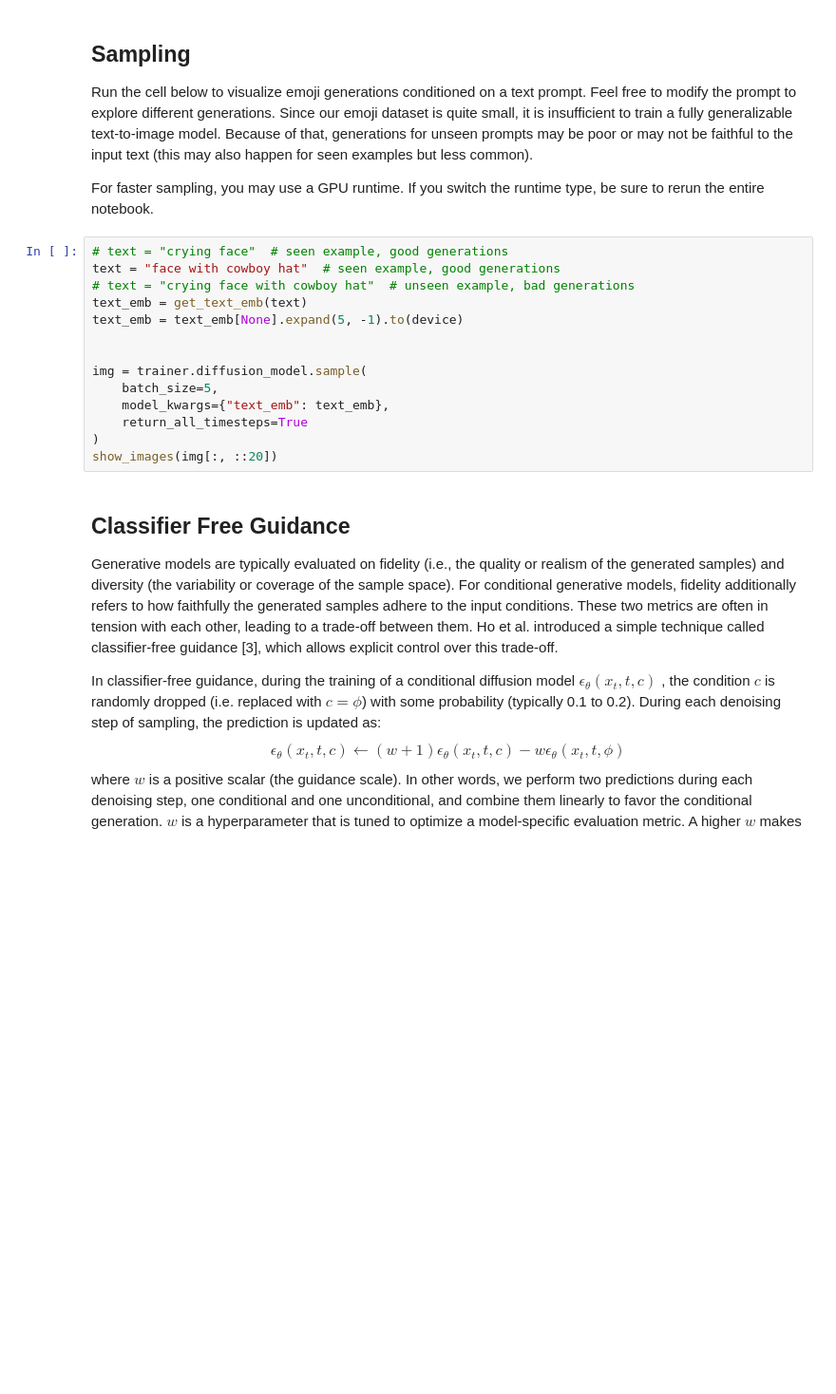
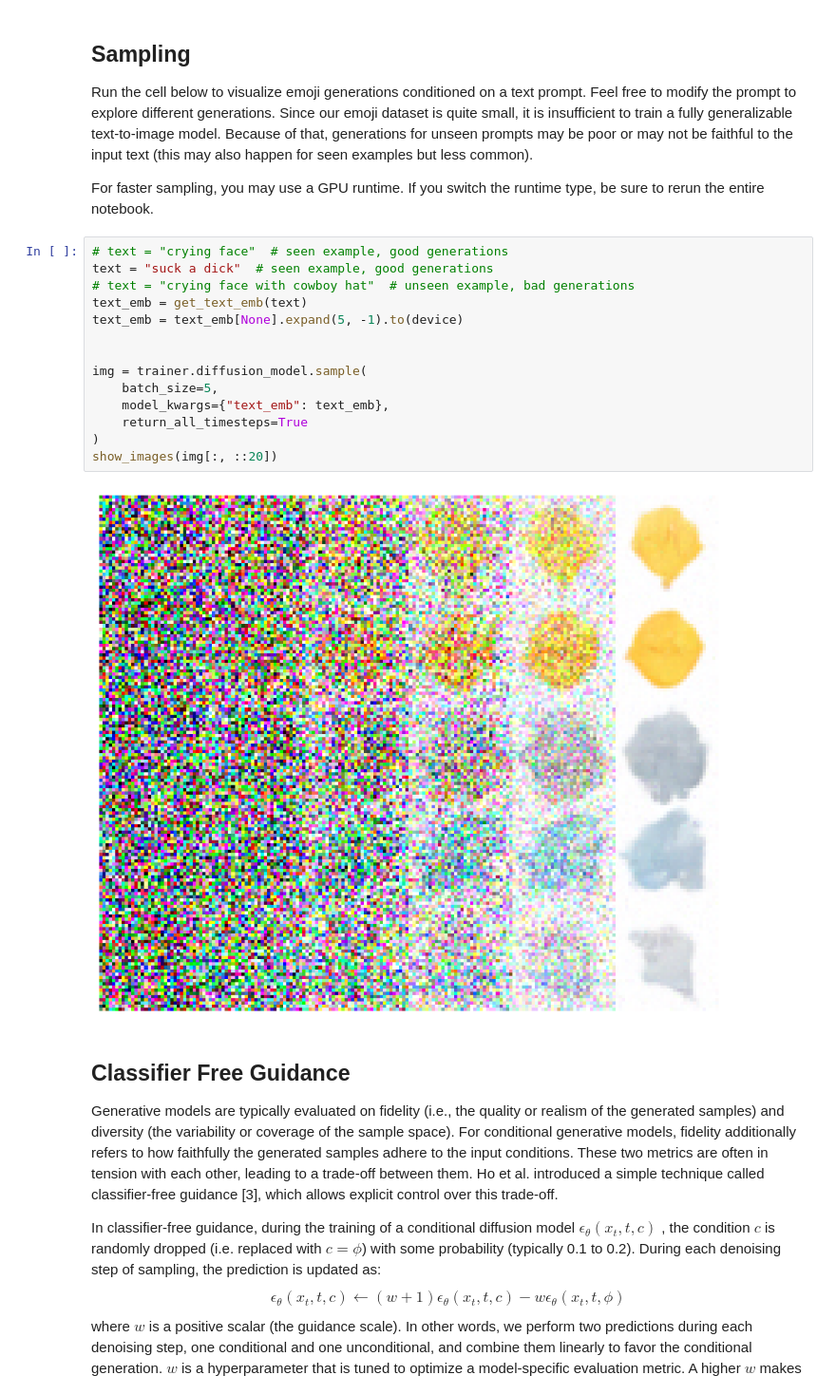
Before and after one commit to Yiran-yetuser/cs231n-2026, a Jupyter notebook: assignments/assignment3/DDPM.ipynb, the cells around one changed output. Shown at 95% size. Cells and saved outputs as stored; diff of their text form; blank space fills up the shorter version.

```diff
--- a/assignments/assignment3/DDPM.ipynb
+++ b/assignments/assignment3/DDPM.ipynb
@@ -538,18 +558,20 @@ Run the cell below to visualize emoji generations conditioned on a text prompt.
 For faster sampling, you may use a GPU runtime. If you switch the runtime type, be sure to rerun the entire notebook.
 # %%
 # text = "crying face"  # seen example, good generations
-text = "face with cowboy hat"  # seen example, good generations
+text = "suck a dick"  # seen example, good generations
 # text = "crying face with cowboy hat"  # unseen example, bad generations
 text_emb = get_text_emb(text)
 text_emb = text_emb[None].expand(5, -1).to(device)
 
 
 img = trainer.diffusion_model.sample(
     batch_size=5,
     model_kwargs={"text_emb": text_emb},
     return_all_timesteps=True
 )
 show_images(img[:, ::20])
+# %% [output]
+[figure, added]
 # %% [markdown]
 ## Classifier Free Guidance
 
```
Also changed, not shown: parts of 16 cells of this notebook, 2 other files.
